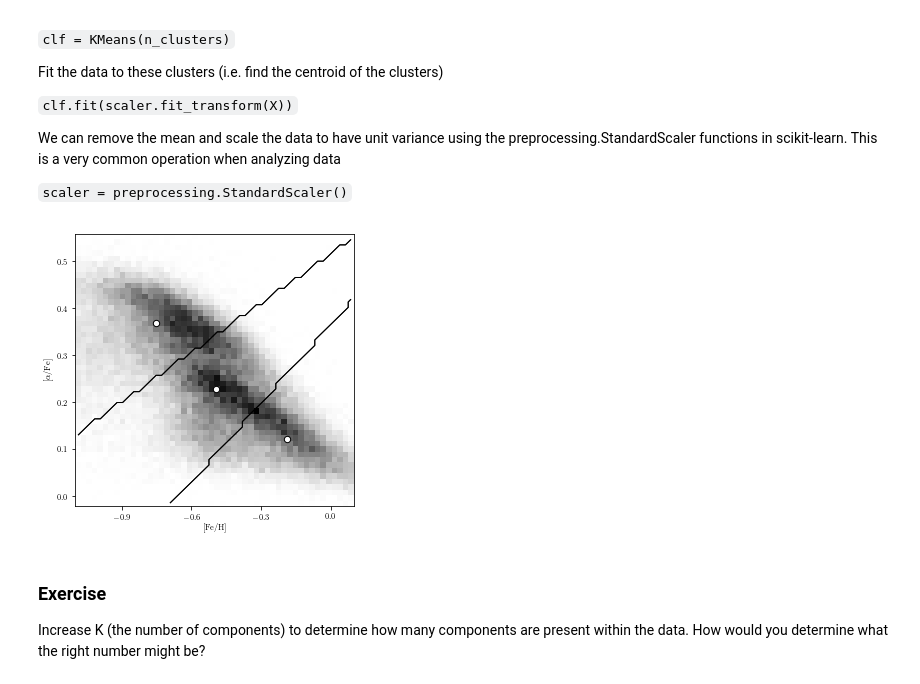
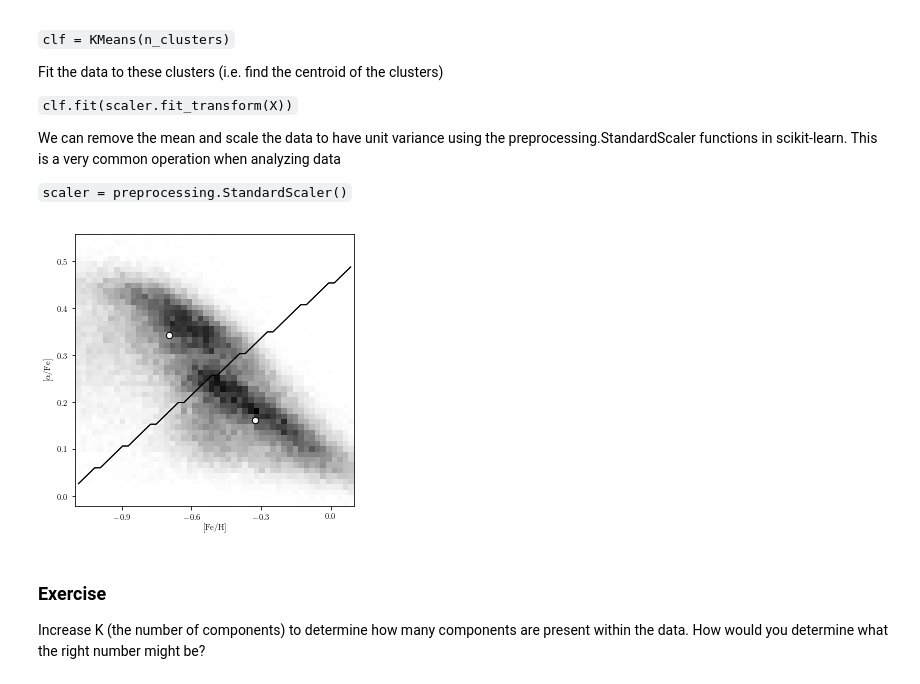
Before and after one commit to connolly/A302_2019, a Jupyter notebook: lectures/lecture-12-scikit-learn/lecture-13-scikit-learn.ipynb, the cells around one changed output. Saved outputs shown, nothing was run; the diff lists cells and outputs as text; code cells hidden in the pictures.

```diff
--- a/lectures/lecture-12-scikit-learn/lecture-13-scikit-learn.ipynb
+++ b/lectures/lecture-12-scikit-learn/lecture-13-scikit-learn.ipynb
@@ -102,7 +102,7 @@ H, FeH_bins, alphFe_bins = np.histogram2d(data['FeH'], data['alphFe'], 50)
 
 #------------------------------------------------------------
 # Compute the KMeans clustering
-n_clusters = 3
+n_clusters = 2
 
 scaler = preprocessing.StandardScaler()
 clf = KMeans(n_clusters)
@@ -125,34 +125,34 @@ cluster_centers = scaler.inverse_transform(clf.cluster_centers_)
 ax.scatter(cluster_centers[:, 0], cluster_centers[:, 1],
            s=40, c='w', edgecolors='k')
 
 # plot cluster boundaries
 FeH_centers = 0.5 * (FeH_bins[1:] + FeH_bins[:-1])
 alphFe_centers = 0.5 * (alphFe_bins[1:] + alphFe_bins[:-1])
 
 Xgrid = np.meshgrid(FeH_centers, alphFe_centers)
 Xgrid = np.array(Xgrid).reshape((2, 50 * 50)).T
 
 H = clf.predict(scaler.transform(Xgrid)).reshape((50, 50))
 
 for i in range(n_clusters):
     Hcp = H.copy()
     flag = (Hcp == i)
     Hcp[flag] = 1
     Hcp[~flag] = 0
 
     ax.contour(FeH_centers, alphFe_centers, Hcp, [-0.5, 0.5],
                linewidths=1, colors='k')
 
 ax.xaxis.set_major_locator(plt.MultipleLocator(0.3))
 ax.set_xlim(-1.101, 0.101)
 ax.set_ylim(alphFe_bins[0], alphFe_bins[-1])
 
 ax.set_xlabel(r'$\rm [Fe/H]$')
 ax.set_ylabel(r'$\rm [\alpha/Fe]$')
 
 plt.show()
 # %% [output]
-[figure, old version]
+[figure, new version]
 # %% [markdown]
 ### Exercise
 
```
Also changed, not shown: parts of 4 cells of this notebook, 5 other files.
